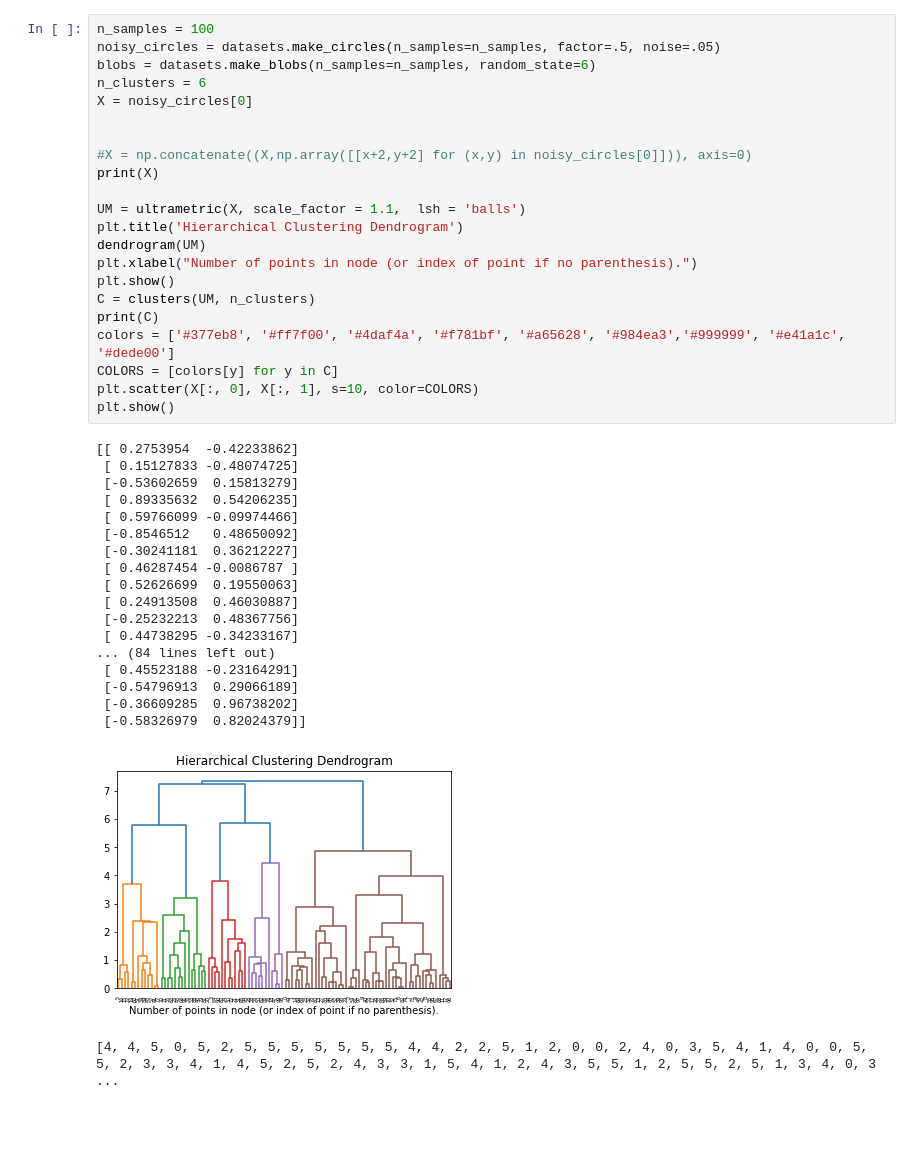
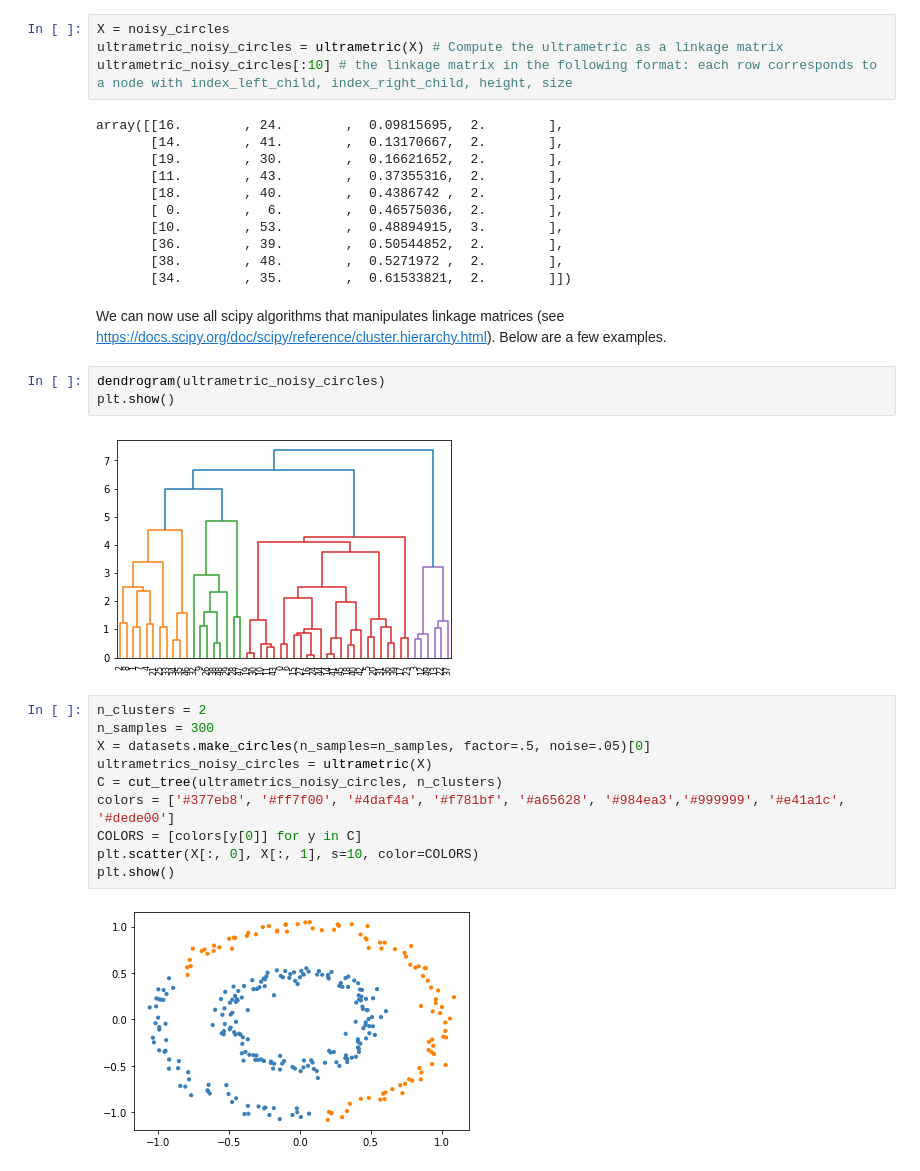
Before and after one commit to guillaume-lagarde/fast-ultrametrics, a Jupyter notebook: exemple.ipynb, the cells around one changed output. Drawn from its saved outputs; the diff is of its cells as text; blank space fills up the shorter version.

```diff
--- a/exemple.ipynb
+++ b/exemple.ipynb
@@ -56,42 +22,34 @@ plt.show()
+# %%
+X = noisy_circles
+ultrametric_noisy_circles = ultrametric(X) # Compute the ultrametric as a linkage matrix
+ultrametric_noisy_circles[:10] # the linkage matrix in the following format: each row corresponds to a node with index_left_child, index_right_child, height, size
+# %% [output]
+array([[16.        , 24.        ,  0.09815695,  2.        ],
+       [14.        , 41.        ,  0.13170667,  2.        ],
+       [19.        , 30.        ,  0.16621652,  2.        ],
+       [11.        , 43.        ,  0.37355316,  2.        ],
+       [18.        , 40.        ,  0.4386742 ,  2.        ],
+       [ 0.        ,  6.        ,  0.46575036,  2.        ],
+       [10.        , 53.        ,  0.48894915,  3.        ],
+       [36.        , 39.        ,  0.50544852,  2.        ],
+       [38.        , 48.        ,  0.5271972 ,  2.        ],
+       [34.        , 35.        ,  0.61533821,  2.        ]])
+# %% [markdown]
+We can now use all scipy algorithms that manipulates linkage matrices (see https://docs.scipy.org/doc/scipy/reference/cluster.hierarchy.html). Below are a few examples.
+# %%
+dendrogram(ultrametric_noisy_circles)
+plt.show()
+# %% [output]
+[figure, added]
 # %%
-n_samples = 100
-noisy_circles = datasets.make_circles(n_samples=n_samples, factor=.5, noise=.05)
-blobs = datasets.make_blobs(n_samples=n_samples, random_state=6)
-n_clusters = 6
-X = noisy_circles[0]
-
-
-#X = np.concatenate((X,np.array([[x+2,y+2] for (x,y) in noisy_circles[0]])), axis=0)
-print(X)
-
-UM = ultrametric(X, scale_factor = 1.1,  lsh = 'balls')
-plt.title('Hierarchical Clustering Dendrogram')
-dendrogram(UM)
-plt.xlabel("Number of points in node (or index of point if no parenthesis).")
-plt.show()
-C = clusters(UM, n_clusters)
-print(C)
+n_clusters = 2
+n_samples = 300
+X = datasets.make_circles(n_samples=n_samples, factor=.5, noise=.05)[0]
+ultrametrics_noisy_circles = ultrametric(X)
+C = cut_tree(ultrametrics_noisy_circles, n_clusters)
 colors = ['#377eb8', '#ff7f00', '#4daf4a', '#f781bf', '#a65628', '#984ea3','#999999', '#e41a1c', '#dede00']
-COLORS = [colors[y] for y in C]
+COLORS = [colors[y[0]] for y in C]
 plt.scatter(X[:, 0], X[:, 1], s=10, color=COLORS)
 plt.show()
 # %% [output]
-[[ 0.2753954  -0.42233862]
- [ 0.15127833 -0.48074725]
- [-0.53602659  0.15813279]
- [ 0.89335632  0.54206235]
- [ 0.59766099 -0.09974466]
- [-0.8546512   0.48650092]
- [-0.30241181  0.36212227]
- [ 0.46287454 -0.0086787 ]
- [ 0.52626699  0.19550063]
- [ 0.24913508  0.46030887]
- [-0.25232213  0.48367756]
- [ 0.44738295 -0.34233167]
-... (84 lines left out)
- [ 0.45523188 -0.23164291]
- [-0.54796913  0.29066189]
- [-0.36609285  0.96738202]
- [-0.58326979  0.82024379]]
-[figure, old version]
+[figure, new version]
-[4, 4, 5, 0, 5, 2, 5, 5, 5, 5, 5, 5, 5, 4, 4, 2, 2, 5, 1, 2, 0, 0, 2, 4, 0, 3, 5, 4, 1, 4, 0, 0, 5, 5, 2, 3, 3, 4, 1, 4, 5, 2, 5, 2, 4, 3, 3, 1, 5, 4, 1, 2, 4, 3, 5, 5, 1, 2, 5, 5, 2, 5, 1, 3, 4, 0, 3 ...
```
Also changed, not shown: parts of 9 cells of this notebook, 1 other file.
